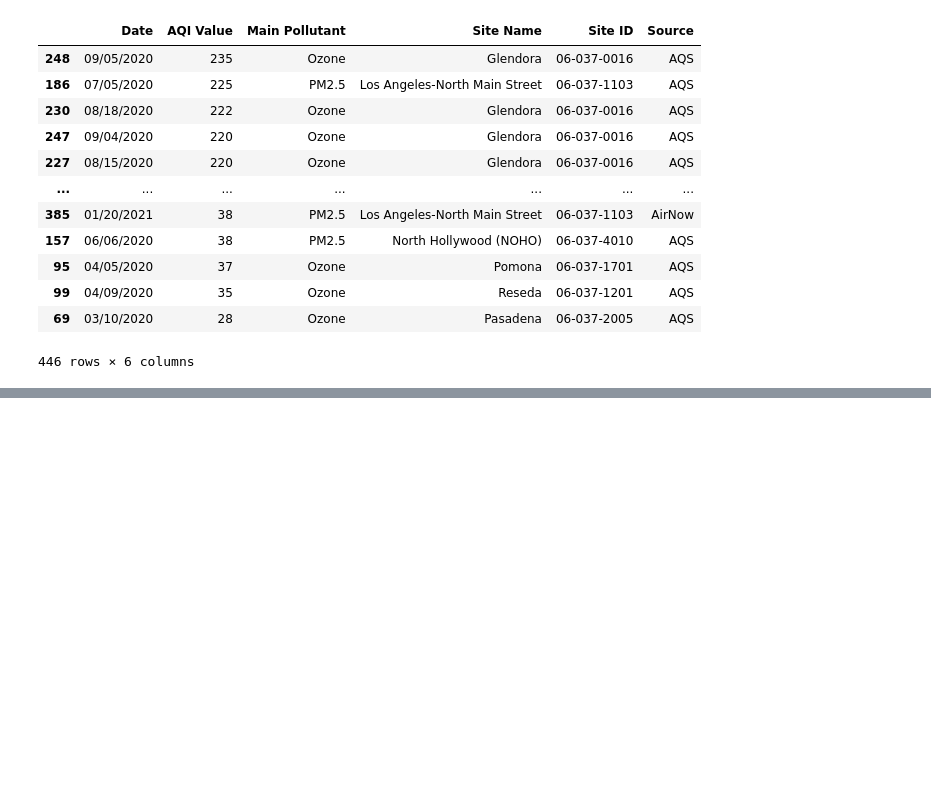
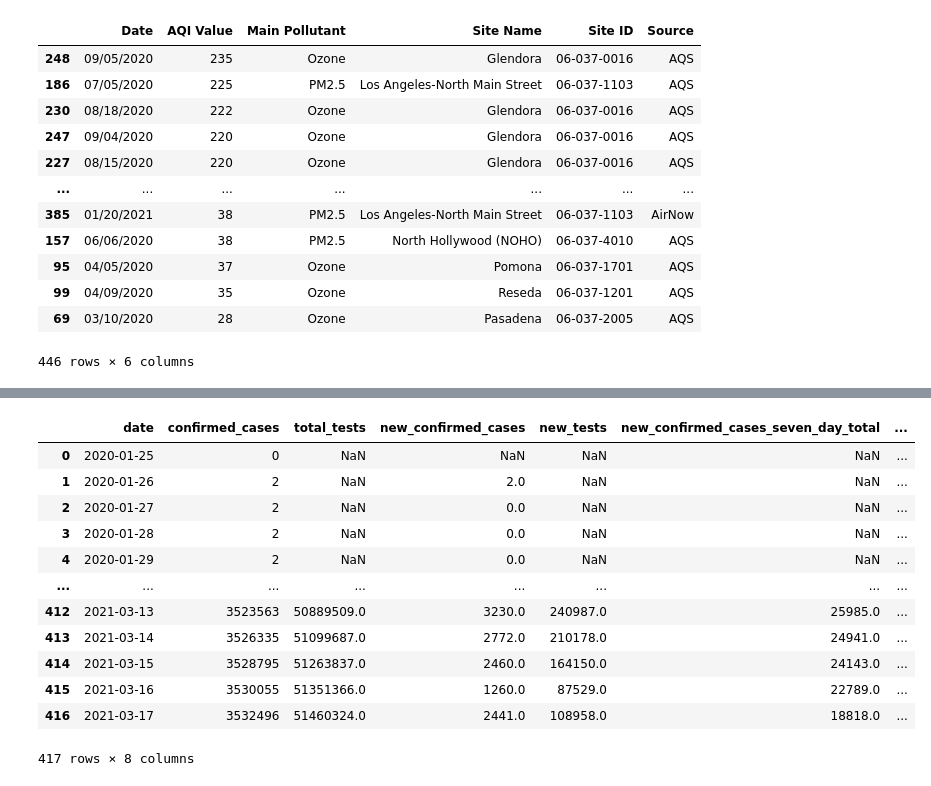
Before and after one commit to Navilongo/COVID-correlations-in-Los-Angeles-Analysis, a Jupyter notebook: covid_pollution_code.ipynb, the cells around one changed output, grey strips where cells are left out. Drawn from its saved outputs; the diff is of its cells as text; code cells hidden in the pictures; blank space fills up the shorter version.

```diff
--- a/covid_pollution_code.ipynb
+++ b/covid_pollution_code.ipynb
@@ -190,0 +267,24 @@ unhealthy_aqi
+# %%
+# Collect COVID cases in Los Angeles csv data
+cdph_positive_test_rate = "data/datadesk-california-coronavirus-data/cdph-positive-test-rate.csv"
+
+# Read pollution data file and store into pandas data frame
+positive_covid_cases_data = pd.read_csv(cdph_positive_test_rate)
+
+# Check csv is being read and pull first 5 rows of data to
+# better understand what is contained within
+positive_covid_cases_data
+# %% [output]
+|  | date | confirmed_cases | total_tests | new_confirmed_cases | new_tests | new_confirmed_cases_seven_day_total | ... |
+| 0 | 2020-01-25 | 0 | NaN | NaN | NaN | NaN | ... |
+| 1 | 2020-01-26 | 2 | NaN | 2.0 | NaN | NaN | ... |
+| 2 | 2020-01-27 | 2 | NaN | 0.0 | NaN | NaN | ... |
+| 3 | 2020-01-28 | 2 | NaN | 0.0 | NaN | NaN | ... |
+| 4 | 2020-01-29 | 2 | NaN | 0.0 | NaN | NaN | ... |
+| ... | ... | ... | ... | ... | ... | ... | ... |
+| 412 | 2021-03-13 | 3523563 | 50889509.0 | 3230.0 | 240987.0 | 25985.0 | ... |
+| 413 | 2021-03-14 | 3526335 | 51099687.0 | 2772.0 | 210178.0 | 24941.0 | ... |
+| 414 | 2021-03-15 | 3528795 | 51263837.0 | 2460.0 | 164150.0 | 24143.0 | ... |
+| 415 | 2021-03-16 | 3530055 | 51351366.0 | 1260.0 | 87529.0 | 22789.0 | ... |
+| 416 | 2021-03-17 | 3532496 | 51460324.0 | 2441.0 | 108958.0 | 18818.0 | ... |
+417 rows × 8 columns
```
Also changed, not shown: parts of 18 cells of this notebook.
